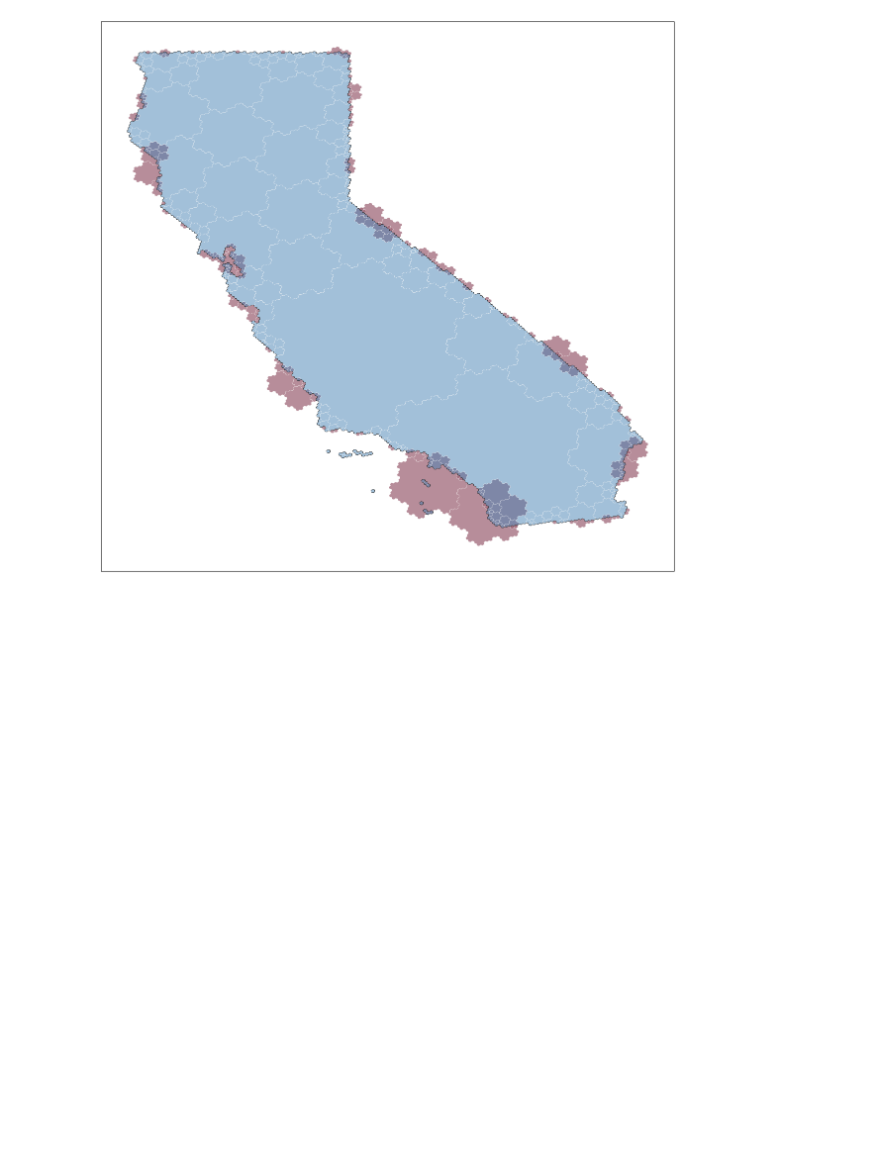
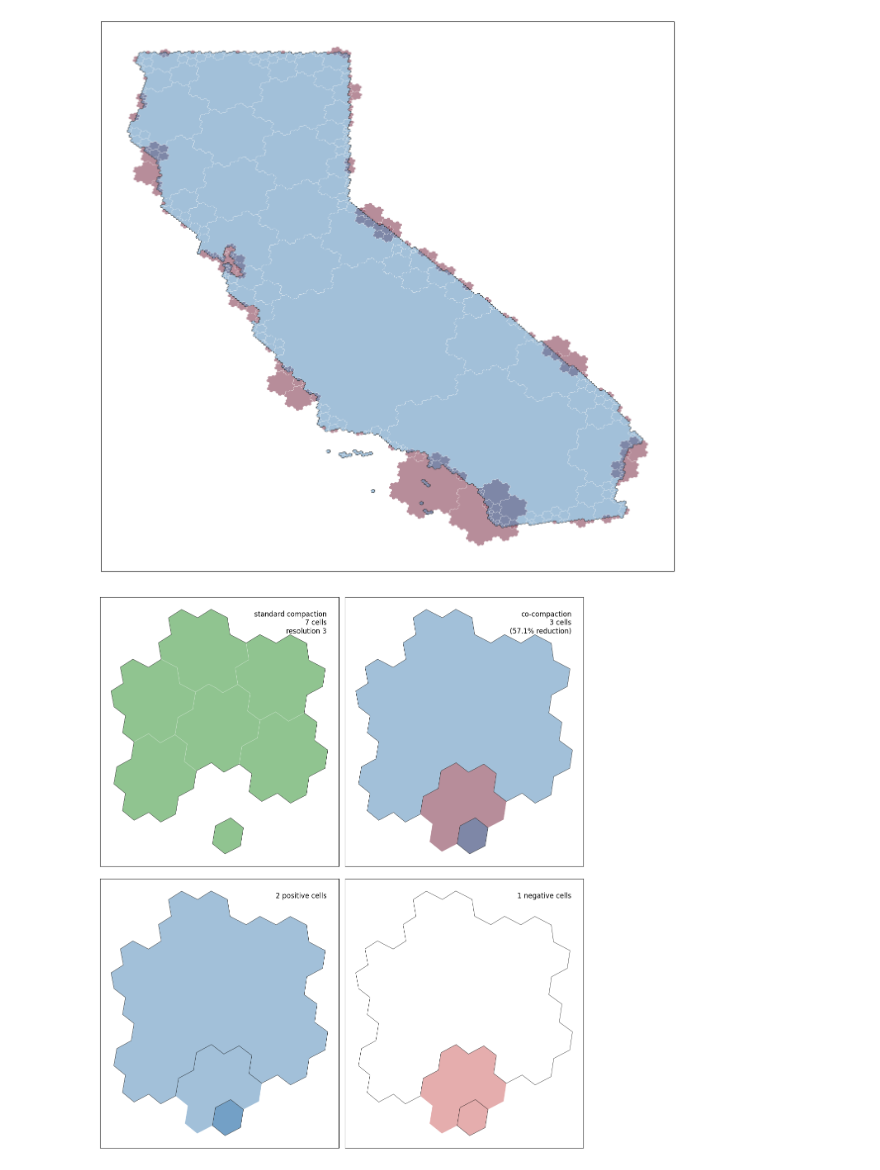
Before and after one commit to ajfriend/h3coco, a Jupyter notebook: notebooks/fancy.ipynb, the cells around one changed output. Drawn from its saved outputs; the diff is of its cells as text; code cells hidden in the pictures; blank space fills up the shorter version.

Commit message:
triple

```diff
--- a/notebooks/fancy.ipynb
+++ b/notebooks/fancy.ipynb
@@ -13,3 +13,10 @@ fig, axs = coco.plot_compaction_comparison(cells, savefig=f'{state}_{res}.svg')
 fig, ax = coco.plot_cocompaction(cells)
 # %% [output]
 [figure]
+# %%
+compacted = {'82754ffffffffff': -1, '81757ffffffffff': 1, '837549fffffffff': 1}
+cells = coco.uncompact(compacted, 3)
+
+fig, axs = coco.plot_compaction_comparison(cells, savefig=f'triple.svg')
+# %% [output]
+[figure, added]
```
Also changed, not shown: parts of 2 cells of this notebook, 3 other files.
